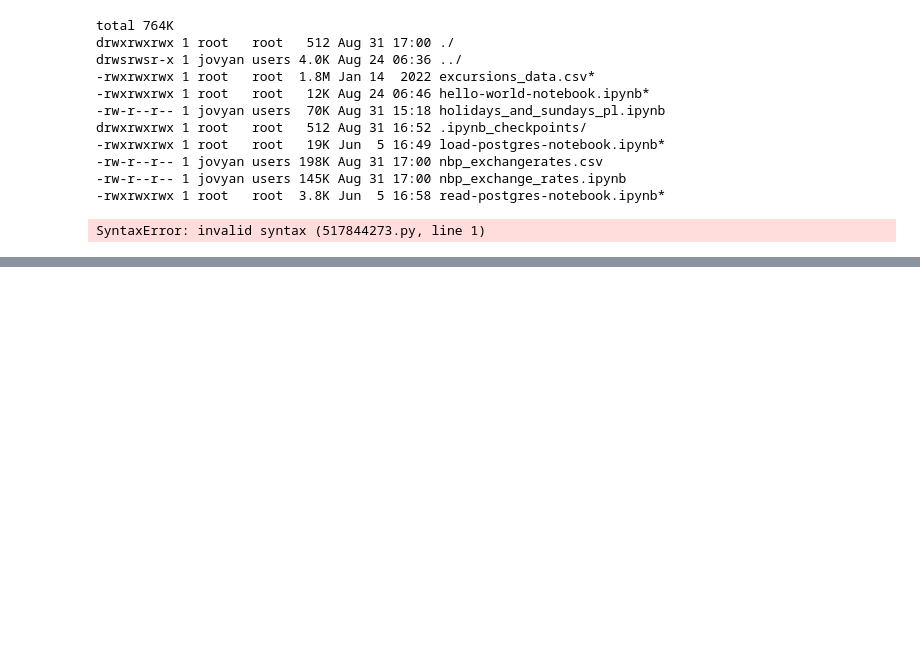
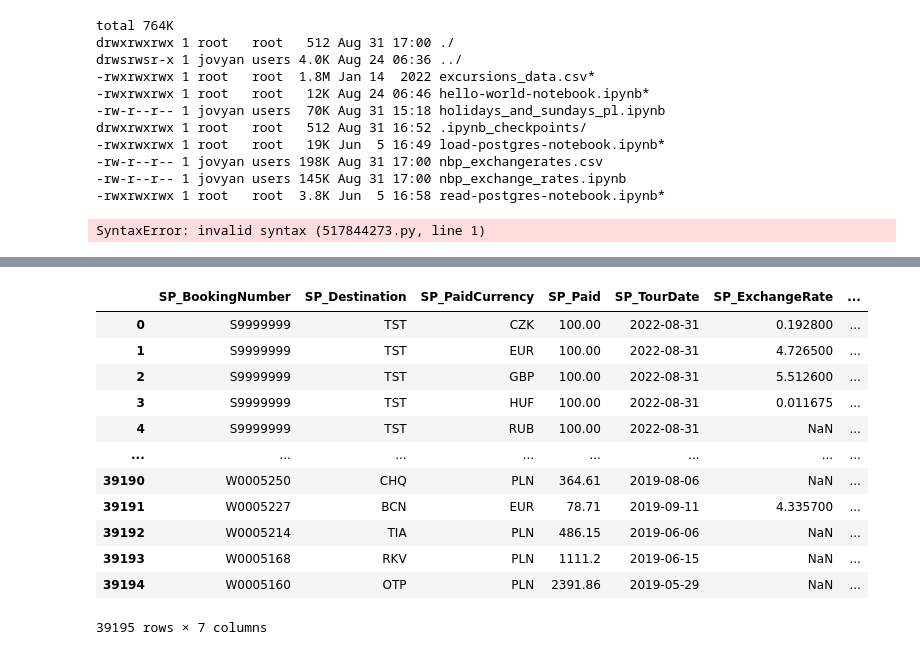
Before and after one commit to KonuTech/AirflowVariousDAGs, a Jupyter notebook: notebooks/nbp_exchange_rates.ipynb, the cells around one changed output, grey strips where cells are left out. Drawn from its saved outputs; the diff is of its cells as text; code cells hidden in the pictures; blank space fills up the shorter version.

Commit message:
NBP rates, PL holidays

```diff
--- a/notebooks/nbp_exchange_rates.ipynb
+++ b/notebooks/nbp_exchange_rates.ipynb
@@ -573,0 +706,2 @@ JSONDecodeError: Extra data: line 1 column 5 (char 4)
+# %%
+output.drop(columns=['no', 'effectiveDate', 'exchange_rate'], inplace=True)
@@ -573,0 +711,3 @@ JSONDecodeError: Extra data: line 1 column 5 (char 4)
+# %%
+# output['SP_ValueCalculated'] = (output['SP_Paid'].apply(replace(',', '.')))
+output['SP_Paid'] = output['SP_Paid'].str.replace(',','.')
@@ -573,0 +730,20 @@ JSONDecodeError: Extra data: line 1 column 5 (char 4)
+# %%
+output['SP_ValueCalculated'] = (output['SP_Paid']).apply(float) * output['mid'].apply(float)
+# %%
+output.rename(columns={"mid": "SP_ExchangeRate"}, inplace=True)
+# %%
+output
+# %% [output]
+|  | SP_BookingNumber | SP_Destination | SP_PaidCurrency | SP_Paid | SP_TourDate | SP_ExchangeRate | ... |
+| 0 | S9999999 | TST | CZK | 100.00 | 2022-08-31 | 0.192800 | ... |
+| 1 | S9999999 | TST | EUR | 100.00 | 2022-08-31 | 4.726500 | ... |
+| 2 | S9999999 | TST | GBP | 100.00 | 2022-08-31 | 5.512600 | ... |
+| 3 | S9999999 | TST | HUF | 100.00 | 2022-08-31 | 0.011675 | ... |
+| 4 | S9999999 | TST | RUB | 100.00 | 2022-08-31 | NaN | ... |
+| ... | ... | ... | ... | ... | ... | ... | ... |
+| 39190 | W0005250 | CHQ | PLN | 364.61 | 2019-08-06 | NaN | ... |
+| 39191 | W0005227 | BCN | EUR | 78.71 | 2019-09-11 | 4.335700 | ... |
+| 39192 | W0005214 | TIA | PLN | 486.15 | 2019-06-06 | NaN | ... |
+| 39193 | W0005168 | RKV | PLN | 1111.2 | 2019-06-15 | NaN | ... |
+| 39194 | W0005160 | OTP | PLN | 2391.86 | 2019-05-29 | NaN | ... |
+39195 rows × 7 columns
```
Also changed, not shown: parts of 53 cells of this notebook, 7 other files.
